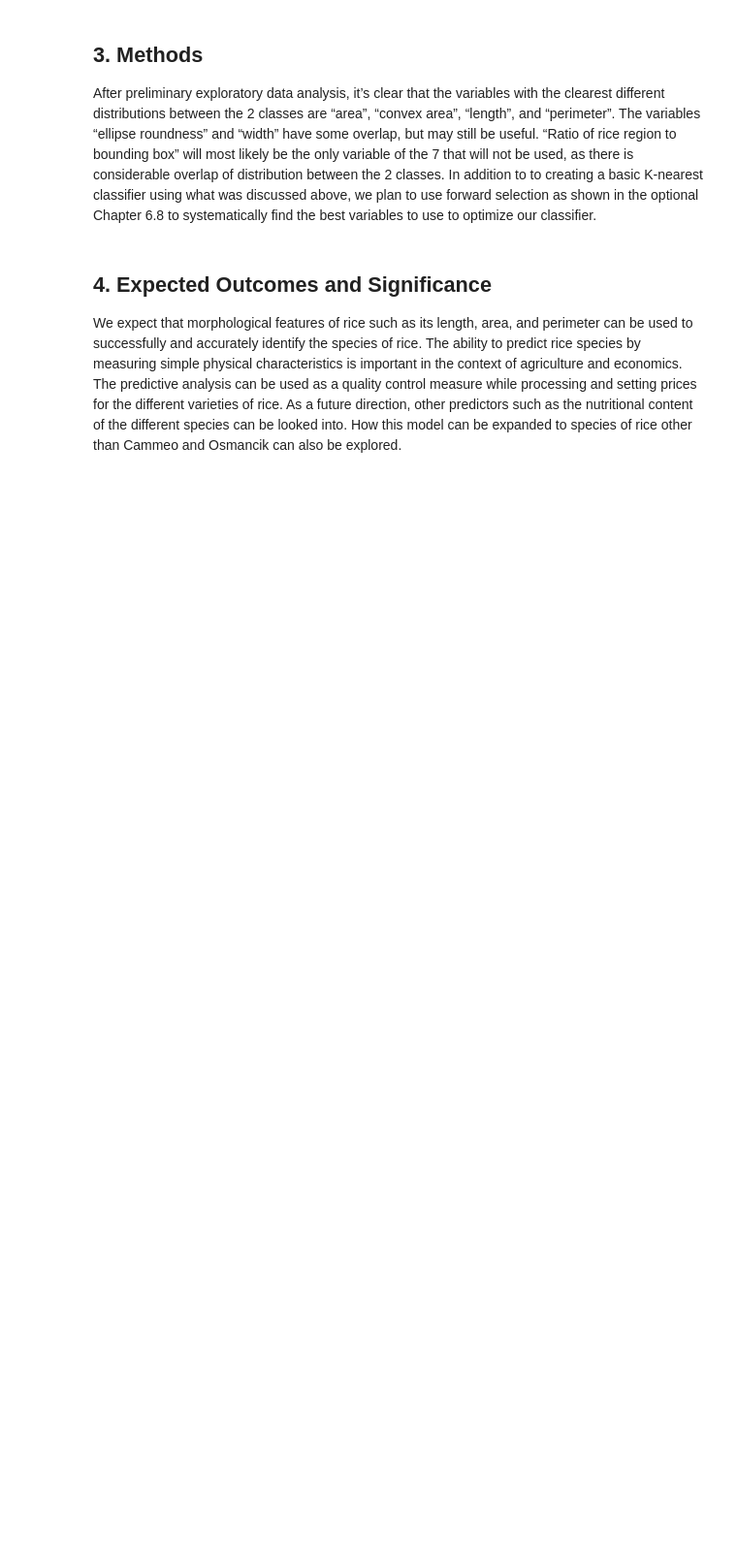
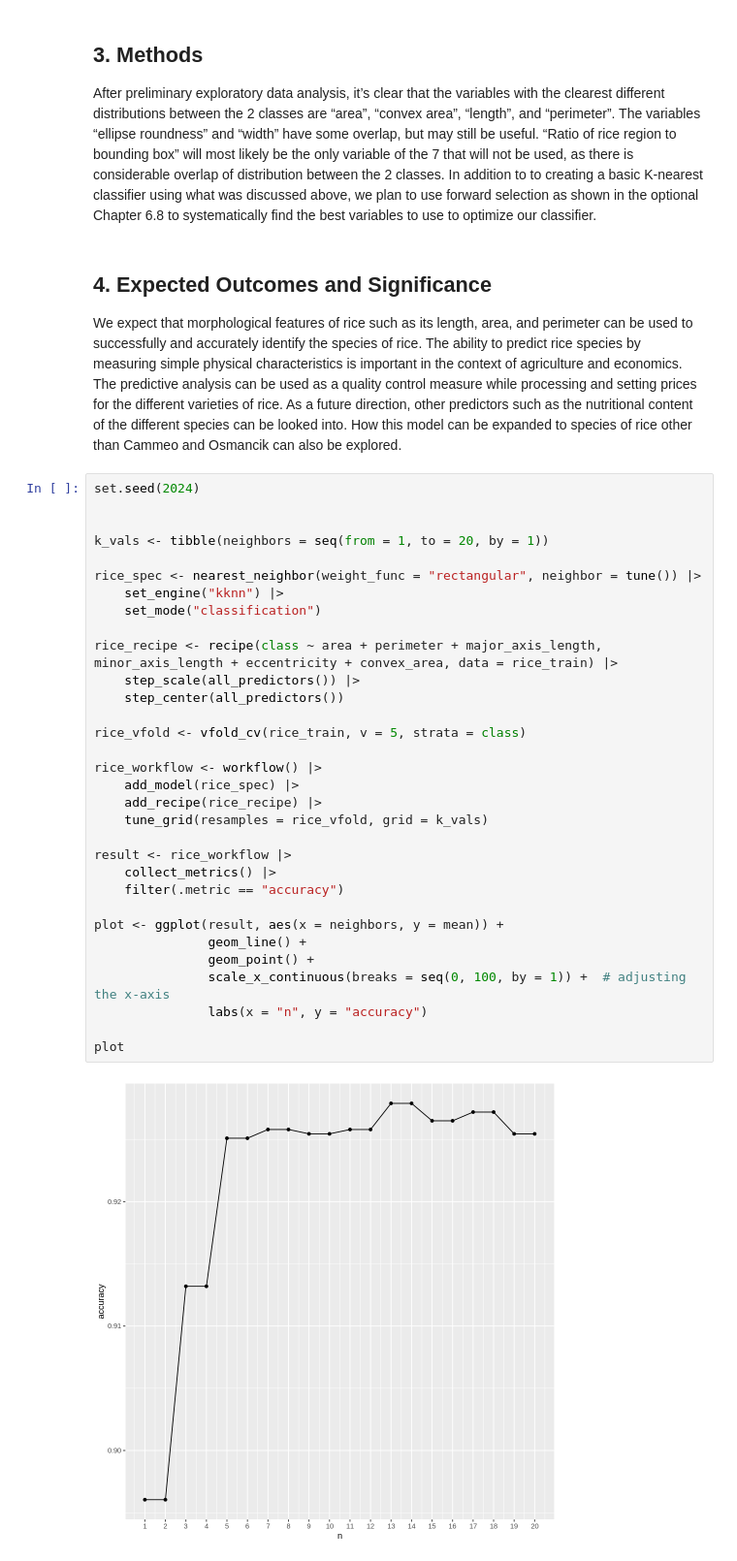
Before and after one commit to trungnguyen21/group_project_dsci, a Jupyter notebook: Group13_Report.ipynb, the cells around one changed output. Shown at 97% size. Drawn from its saved outputs; the diff is of its cells as text; blank space fills up the shorter version.

Commit message:
Update the KNN tune

```diff
--- a/Group13_Report.ipynb
+++ b/Group13_Report.ipynb
@@ -156,3 +141,37 @@ In addition to to creating a basic K-nearest classifier using what was discussed
 # %% [markdown]
 ## 4. Expected Outcomes and Significance
 We expect that morphological features of rice such as its length, area, and perimeter can be used to successfully and accurately identify the species of rice. The ability to predict rice species by measuring simple physical characteristics is important in the context of agriculture and economics. The predictive analysis can be used as a quality control measure while processing and setting prices for the different varieties of rice. As a future direction, other predictors such as the nutritional content of the different species can be looked into. How this model can be expanded to species of rice other than Cammeo and Osmancik can also be explored.
+# %%
+set.seed(2024)
+
+
+k_vals <- tibble(neighbors = seq(from = 1, to = 20, by = 1))
+
+rice_spec <- nearest_neighbor(weight_func = "rectangular", neighbor = tune()) |>
+    set_engine("kknn") |>
+    set_mode("classification")
+
+rice_recipe <- recipe(class ~ area + perimeter + major_axis_length, minor_axis_length + eccentricity + convex_area, data = rice_train) |>
+    step_scale(all_predictors()) |>
+    step_center(all_predictors())
+
+rice_vfold <- vfold_cv(rice_train, v = 5, strata = class)
+
+rice_workflow <- workflow() |>
+    add_model(rice_spec) |>
+    add_recipe(rice_recipe) |>
+    tune_grid(resamples = rice_vfold, grid = k_vals)
+
+result <- rice_workflow |>
+    collect_metrics() |>
+    filter(.metric == "accuracy")
+
+plot <- ggplot(result, aes(x = neighbors, y = mean)) +
+               geom_line() +
+               geom_point() +
+               scale_x_continuous(breaks = seq(0, 100, by = 1)) +  # adjusting the x-axis
+               labs(x = "n", y = "accuracy")
+
+plot
+# %% [output]
+[figure, added]
```
Also changed, not shown: parts of 5 cells of this notebook.
